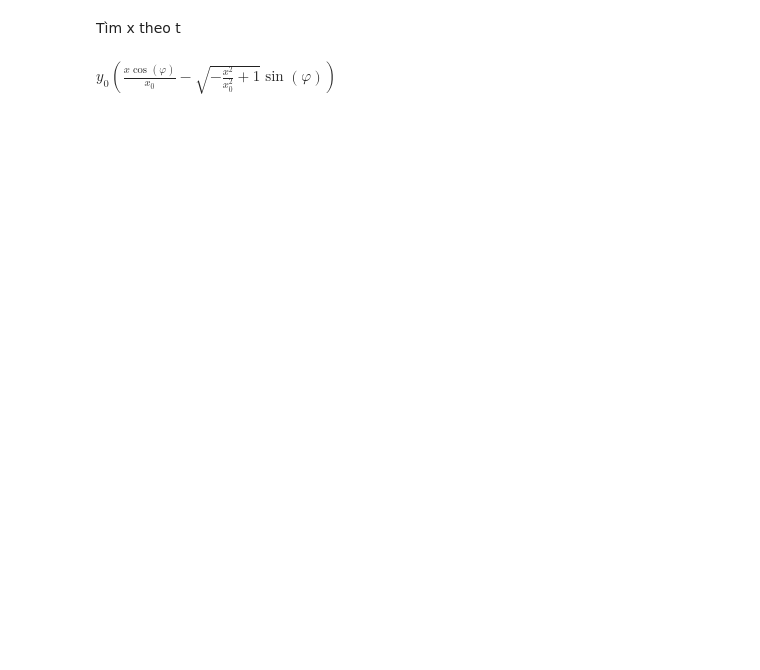
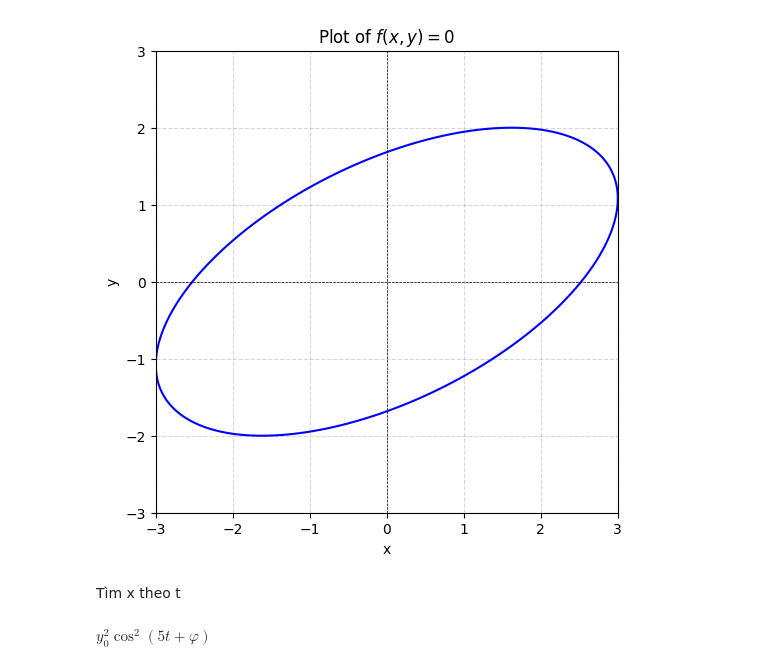
Before and after one commit to tincuri/btlvly, a Jupyter notebook: vly.ipynb, the cells around one changed output. Drawn from its saved outputs; the diff is of its cells as text; code cells hidden in the pictures; blank space fills up the shorter version.

```diff
--- a/vly.ipynb
+++ b/vly.ipynb
@@ -14,13 +18,56 @@ y=y0*sp.cos(5*t+phi)
+# %%
+y_t = sp.expand_trig(y_t)
+sol = sp.solve(y_t-y,sp.sin(t5))[0]
+#sol = sp.expand(sol)
+x2=x_t**2
+xx = x2.subs(sp.cos(t5)**2,1-sp.sin(t5)**2)
+xxx=xx.subs(sp.sin(t5),sol)
+xxxx = sp.expand(xxx)
+xxxxx = xxxx.subs(sp.cos(t5),x/x0) - o
+sol2 = sp.solve(xxxxx-x**2,o)[0]
+e = sp.simplify(sol2/x0**2*sp.sin(phi)**2)
+# %%
+e = e.subs(phi,1)
+e = e.subs(x0,3)
+o = e.subs(y0,2)
 # %%
 t_plot=np.linspace(0,20,400)
+# %%
+# Define the function f(x, y)
+#def f(x, y):
+#    return x**2 + y**2 - 1  # Circle of radius 1
+f = sp.lambdify((x, y), o, 'numpy')
+# Generate grid for x and y
+x = np.linspace(-3, 3, 400)  # x range
+y = np.linspace(-3, 3, 400)  # y range
+X, Y = np.meshgrid(x, y)
+
+# Evaluate f(x, y) on the grid
+Z = f(X, Y)
+
+# Plot the contour for f(x, y) = 0
+plt.figure(figsize=(6, 6))
+plt.contour(X, Y, Z, levels=[0], colors='blue')  # Plot only the 0 contour
+plt.title(r'Plot of $f(x, y) = 0$')
+plt.xlabel('x')
+plt.ylabel('y')
+plt.axhline(0, color='black', linewidth=0.5, linestyle='--')  # x-axis
+plt.axvline(0, color='black', linewidth=0.5, linestyle='--')  # y-axis
+plt.grid(True, linestyle='--', alpha=0.5)
+plt.gca().set_aspect('equal')  # Equal aspect ratio for x and y
+plt.show()
+# %% [output]
+[figure, added]
 # %% [markdown]
 Tìm x theo t
 # %%
 sol = sp.solve(x_t-x,t)[1]
-y=y.subs(t,sol)
-y=sp.expand_trig(y)
-y
+y2=y**2
+#y2=y2.subs(t,sol)
+y2
+#y2=sp.expand_trig(y2)
+y2
 # %% [output]
-$\displaystyle y_{0} \left(\frac{x \cos{\left(\varphi \right)}}{x_{0}} - \sqrt{- \frac{x^{2}}{x_{0}^{2}} + 1} \sin{\left(\varphi \right)}\right)$
+$\displaystyle y_{0}^{2} \cos^{2}{\left(5 t + \varphi \right)}$
 # %%
 plt.show()
```
Also changed, not shown: parts of 1 cell of this notebook, 11 other files.
